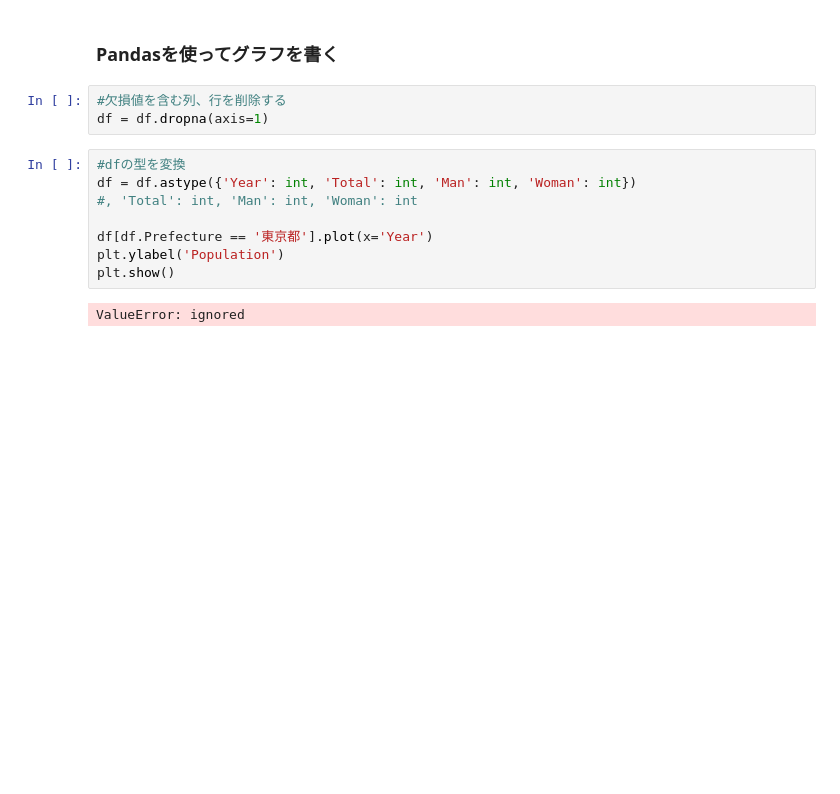
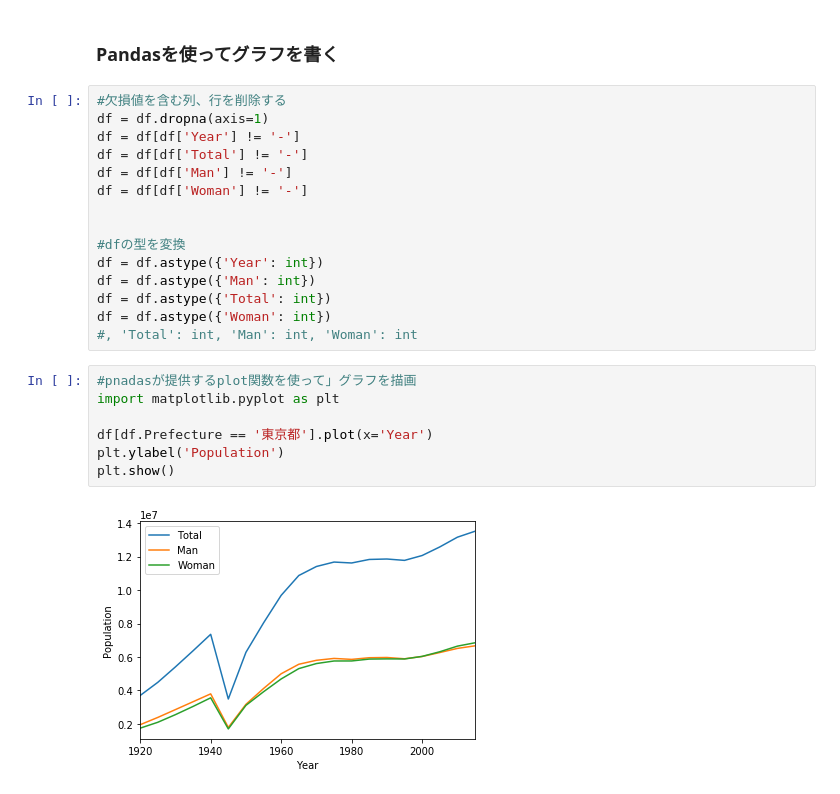
Before and after one commit to momohirata/mooc_machine_learning, a Jupyter notebook: mooc_machine_learning2.ipynb, the cells around one changed output. Saved outputs shown, nothing was run; the diff lists cells and outputs as text; blank space fills up the shorter version.

```diff
--- a/mooc_machine_learning2.ipynb
+++ b/mooc_machine_learning2.ipynb
@@ -81,16 +81,27 @@ print(df_hokkaido[df.Year == 1920])
 1        北海道  1920  2359183  1244322  1114861
 # %% [markdown]
 ### Pandasを使ってグラフを書く
-# %%
-#欠損値を含む列、行を削除する
-df = df.dropna(axis=1)
+# %%
+#欠損値を含む列、行を削除する
+df = df.dropna(axis=1)
+df = df[df['Year'] != '-']
+df = df[df['Total'] != '-']
+df = df[df['Man'] != '-']
+df = df[df['Woman'] != '-']
+
+
+#dfの型を変換
+df = df.astype({'Year': int})
+df = df.astype({'Man': int})
+df = df.astype({'Total': int})
+df = df.astype({'Woman': int})
+#, 'Total': int, 'Man': int, 'Woman': int
 # %%
-#dfの型を変換
-df = df.astype({'Year': int, 'Total': int, 'Man': int, 'Woman': int})
-#, 'Total': int, 'Man': int, 'Woman': int
+#pnadasが提供するplot関数を使って」グラフを描画
+import matplotlib.pyplot as plt
 
 df[df.Prefecture == '東京都'].plot(x='Year')
 plt.ylabel('Population')
 plt.show()
 # %% [output]
-ValueError: ignored
+[figure, added]
```
Also changed, not shown: parts of 11 cells of this notebook.
